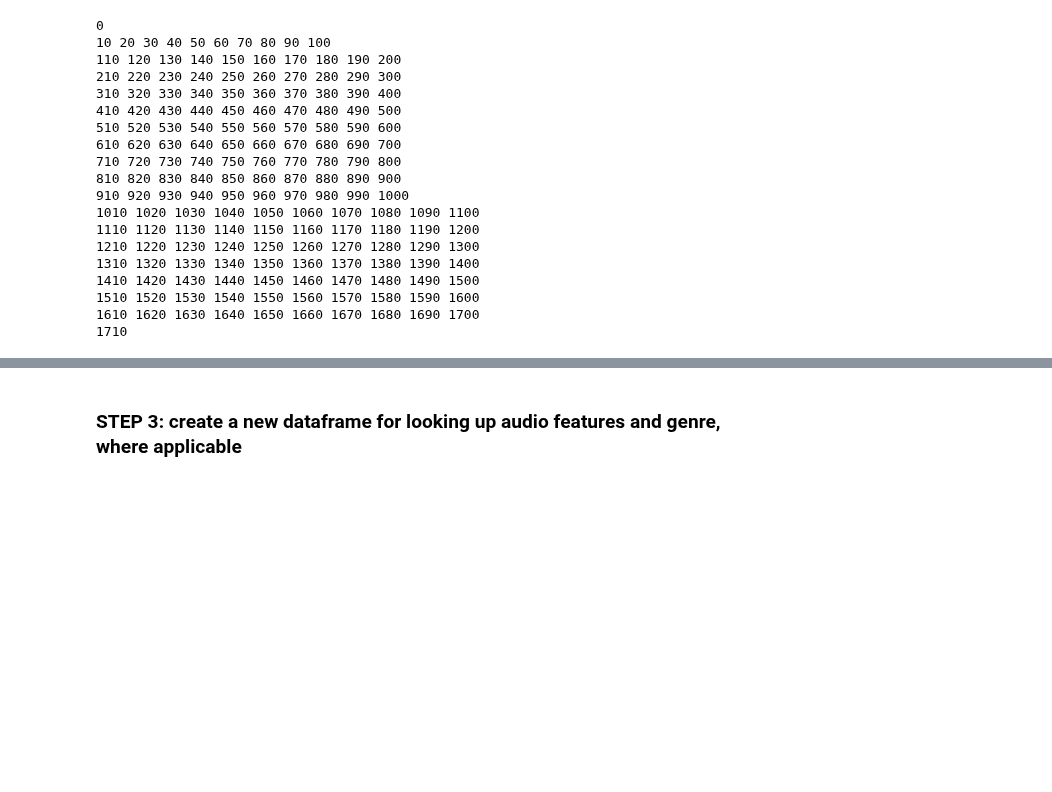
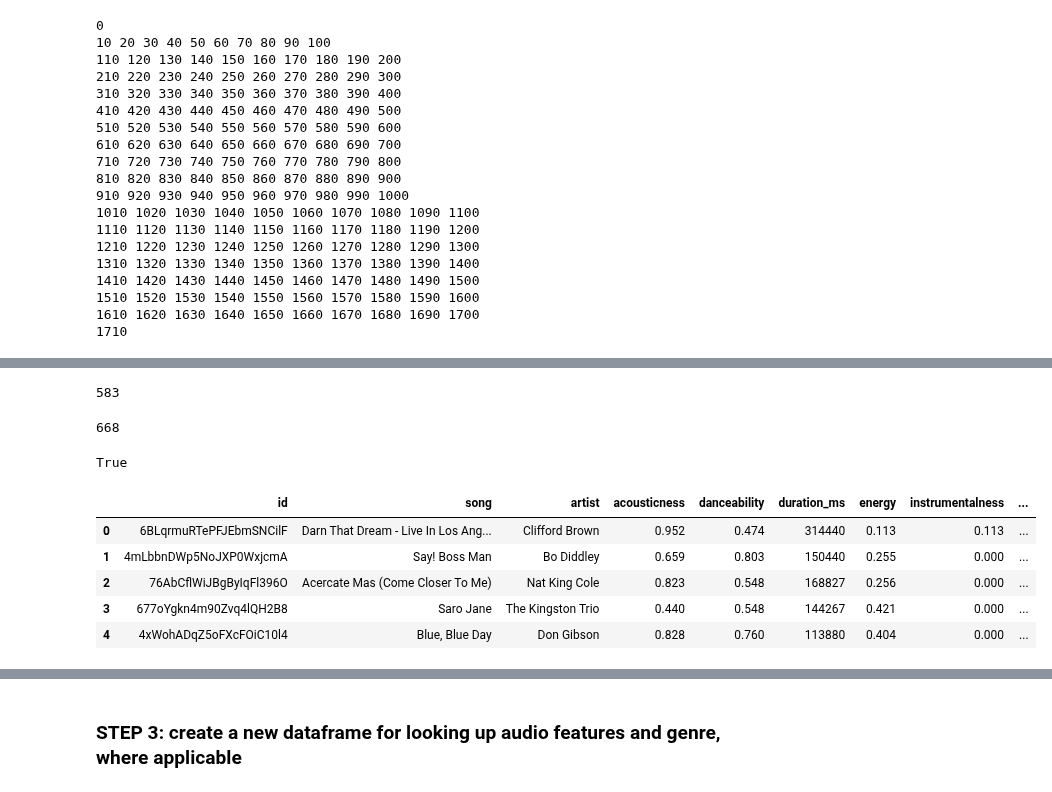
Before and after one commit to KevinCarr42/Billboard-100-Audio-Feature-Analytics, a Jupyter notebook: Kevin 820 4. Pre-Processing Outliers and QA.ipynb, the cells around one changed output, grey strips where cells are left out. Saved outputs shown, nothing was run; the diff lists cells and outputs as text; code cells hidden in the pictures; blank space fills up the shorter version.

```diff
--- a/Kevin 820 4. Pre-Processing Outliers and QA.ipynb
+++ b/Kevin 820 4. Pre-Processing Outliers and QA.ipynb
@@ -854,0 +848,39 @@ True
+# %%
+id_to_reimport_from_SQL = id_to_reimport_from_SQL + df_QA2[~df_QA2.PROBABLE_ID.isna()].possibly_incorrect_id.to_list()
+len(id_to_reimport_from_SQL)
+# %% [output]
+583
+# %%
+id_to_reimport_from_SQL = id_to_reimport_from_SQL + df_QA2[df_QA2.id_status == 'BAD'].possibly_incorrect_id.to_list()
+len(id_to_reimport_from_SQL)
+# %% [output]
+668
+# %%
+# check for duplicates
+len(id_to_reimport_from_SQL) == len(set(id_to_reimport_from_SQL))
+# none, all good
+# %% [output]
+True
+# %%
+all_audio_features_sql = pd.read_csv('all_audio_features_sql.csv')
+# %%
+sql_reimport = all_audio_features_sql[all_audio_features_sql.id.isin(id_to_reimport_from_SQL)]
+sql_reimport = sql_reimport.rename({
+    'name:1': 'artist',
+    'name': 'song',
+    'duration:1': 'duration_ms'
+}, axis=1)[[
+    'id', 'song', 'artist', 'acousticness', 'danceability', 'duration_ms',
+    'energy', 'instrumentalness', 'key', 'liveness', 'loudness', 'mode',
+    'speechiness', 'tempo','time_signature', 'valence'
+]].drop_duplicates(['id']).reset_index(drop=True)
+# note: CONFIRMED: genre and release_date were looked up from ID, just merge 'song' and 'artist'
+# %%
+sql_reimport.head()
+# %% [output]
+|  | id | song | artist | acousticness | danceability | duration_ms | energy | instrumentalness | ... |
+| 0 | 6BLqrmuRTePFJEbmSNCilF | Darn That Dream - Live In Los Ang... | Clifford Brown | 0.952 | 0.474 | 314440 | 0.113 | 0.113 | ... |
+| 1 | 4mLbbnDWp5NoJXP0WxjcmA | Say! Boss Man | Bo Diddley | 0.659 | 0.803 | 150440 | 0.255 | 0.000 | ... |
+| 2 | 76AbCflWiJBgByIqFl396O | Acercate Mas (Come Closer To Me) | Nat King Cole | 0.823 | 0.548 | 168827 | 0.256 | 0.000 | ... |
+| 3 | 677oYgkn4m90Zvq4lQH2B8 | Saro Jane | The Kingston Trio | 0.440 | 0.548 | 144267 | 0.421 | 0.000 | ... |
+| 4 | 4xWohADqZ5oFXcFOiC10l4 | Blue, Blue Day | Don Gibson | 0.828 | 0.760 | 113880 | 0.404 | 0.000 | ... |
```
Also changed, not shown: parts of 39 cells of this notebook, 2 other files.
